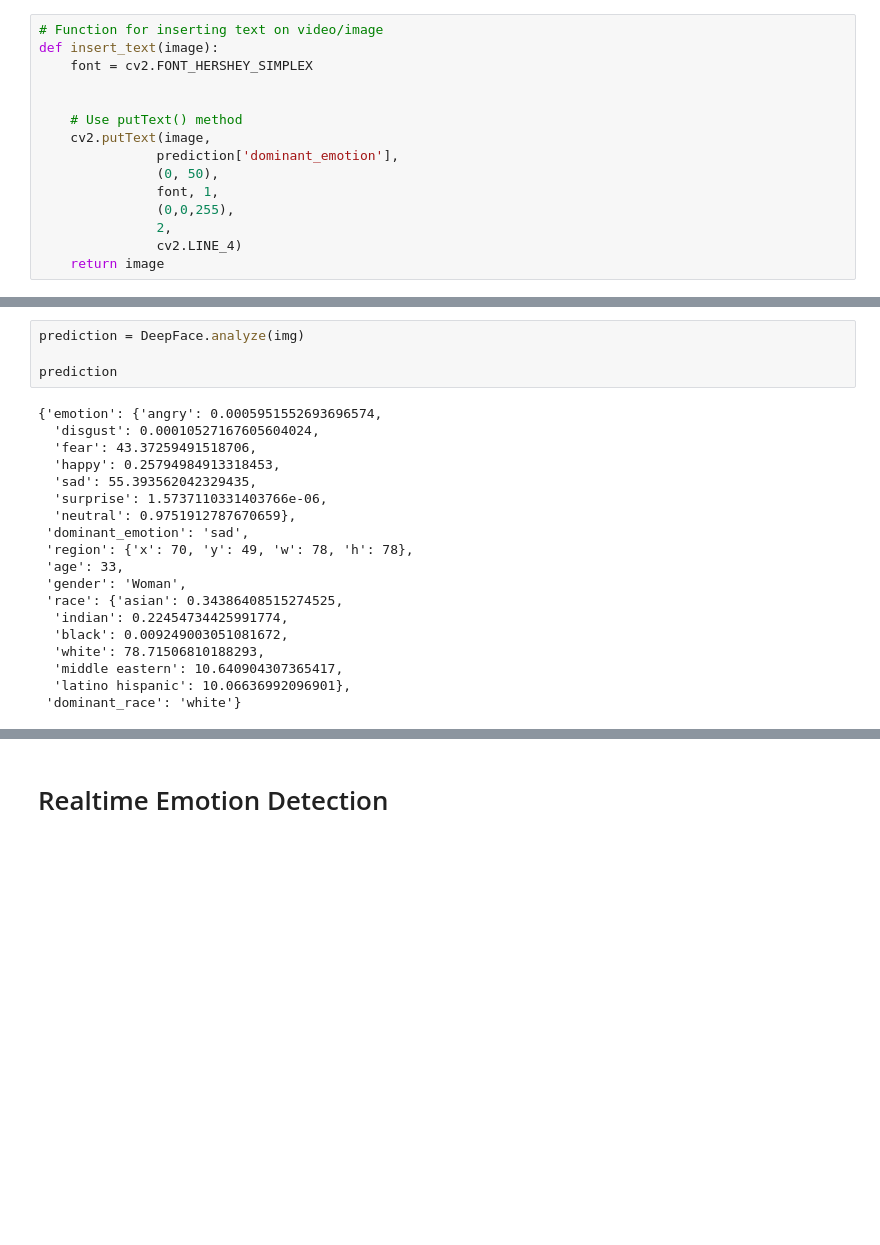
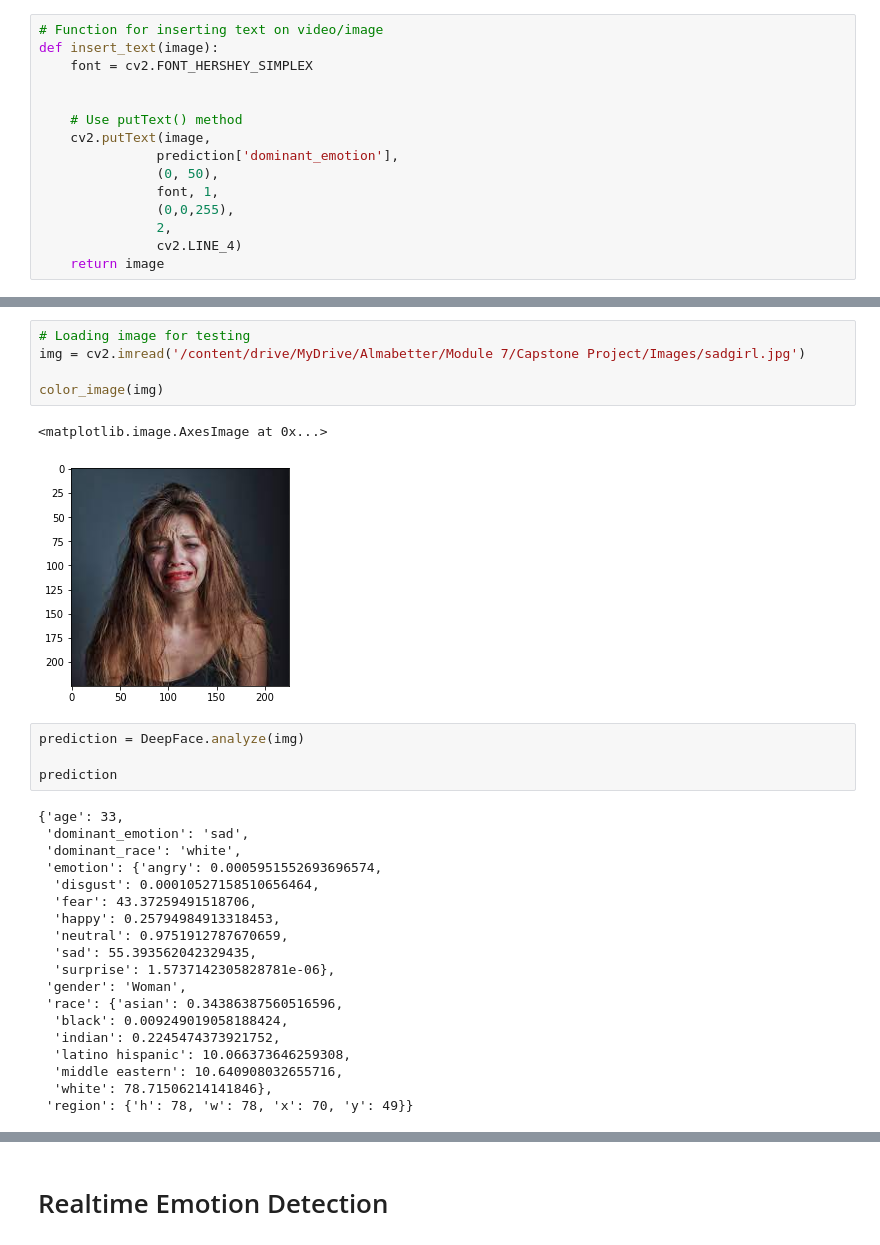
Before and after one commit to smkmohsin/Emotion_detection, a Jupyter notebook: Face_Emotion_Recognition.ipynb, the cells around one changed output, grey strips where cells are left out. Cells and saved outputs as stored; diff of their text form; blank space fills up the shorter version.

```diff
--- a/Face_Emotion_Recognition.ipynb
+++ b/Face_Emotion_Recognition.ipynb
@@ -90,24 +126,32 @@ plt.imshow(cv2.cvtColor(img,cv2.COLOR_BGR2RGB))
+# %%
+# Loading image for testing
+img = cv2.imread('/content/drive/MyDrive/Almabetter/Module 7/Capstone Project/Images/sadgirl.jpg')
+
+color_image(img)
+# %% [output]
+<matplotlib.image.AxesImage at 0x...>
+[figure, added]
 # %%
 prediction = DeepFace.analyze(img)
 
 prediction
 # %% [output]
-{'emotion': {'angry': 0.0005951552693696574,
-  'disgust': 0.00010527167605604024,
+{'age': 33,
+ 'dominant_emotion': 'sad',
+ 'dominant_race': 'white',
+ 'emotion': {'angry': 0.0005951552693696574,
+  'disgust': 0.00010527158510656464,
   'fear': 43.37259491518706,
   'happy': 0.25794984913318453,
+  'neutral': 0.9751912787670659,
   'sad': 55.393562042329435,
-  'surprise': 1.5737110331403766e-06,
-  'neutral': 0.9751912787670659},
- 'dominant_emotion': 'sad',
- 'region': {'x': 70, 'y': 49, 'w': 78, 'h': 78},
- 'age': 33,
+  'surprise': 1.5737142305828781e-06},
  'gender': 'Woman',
- 'race': {'asian': 0.34386408515274525,
-  'indian': 0.22454734425991774,
-  'black': 0.009249003051081672,
-  'white': 78.71506810188293,
-  'middle eastern': 10.640904307365417,
-  'latino hispanic': 10.06636992096901},
- 'dominant_race': 'white'}
+ 'race': {'asian': 0.34386387560516596,
+  'black': 0.009249019058188424,
+  'indian': 0.2245474373921752,
+  'latino hispanic': 10.066373646259308,
+  'middle eastern': 10.640908032655716,
+  'white': 78.71506214141846},
+ 'region': {'h': 78, 'w': 78, 'x': 70, 'y': 49}}
 # %%
```
Also changed, not shown: parts of 26 cells of this notebook.
